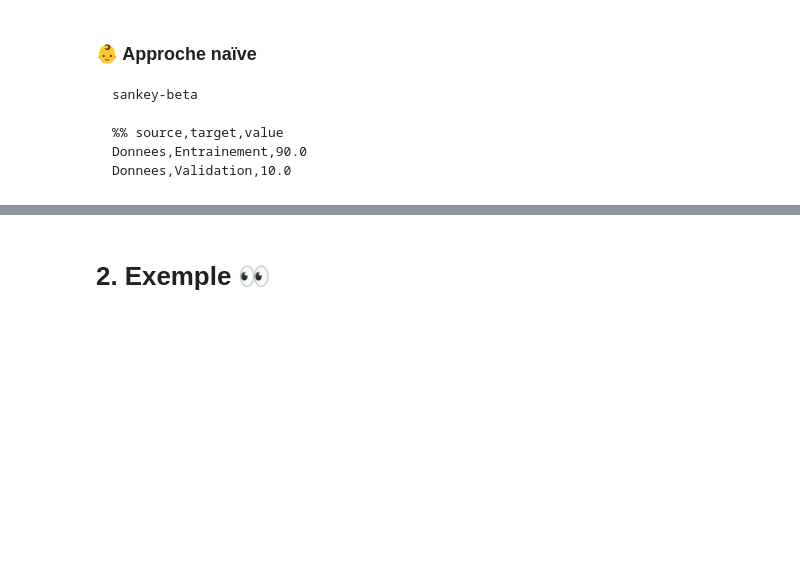
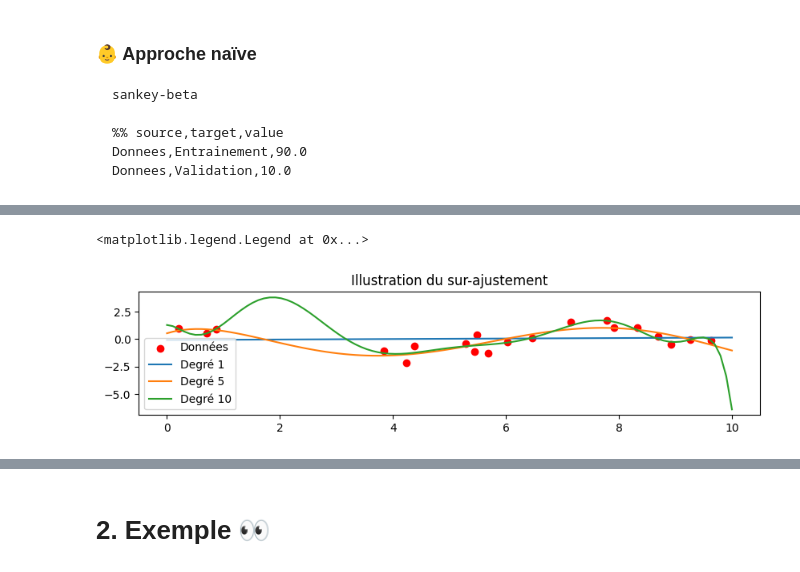
Before and after one commit to AlixANNERAUD/Cross_validation_presentation, a Jupyter notebook: Presentation.ipynb, the cells around one changed output, grey strips where cells are left out. Drawn from its saved outputs; the diff is of its cells as text; code cells hidden in the pictures; blank space fills up the shorter version.

```diff
--- a/Presentation.ipynb
+++ b/Presentation.ipynb
@@ -52,0 +73,27 @@ Les données ne doivent pas être toutes utilisées pour un pli.
+# %%
+# Génération de données synthétiques
+np.random.seed(0)
+X = np.sort(np.random.rand(20) * 10)
+y = np.sin(X) + np.random.randn(20) * 0.5
+
+def regression_polynomiale(X, y, X_prediction, degre):
+    # Création du modèle
+    model = make_pipeline(PolynomialFeatures(degre), LinearRegression())
+    model.fit(X[:, np.newaxis], y)
+    return model.predict(X_prediction[:, np.newaxis])
+
+degrees = [1, 5, 10]
+
+X_plot = np.linspace(0, 10, 100)
+# %%
+plt.figure(figsize=(10, 2))
+plt.scatter(X, y, color='red', label='Données')
+
+for degree in degrees:
+    plt.plot(X_plot, regression_polynomiale(X, y, X_plot, degree), label=f'Degré {degree}')
+
+plt.title('Illustration du sur-ajustement')
+plt.legend()
+# %% [output]
+<matplotlib.legend.Legend at 0x...>
+[figure, added]
```
Also changed, not shown: parts of 25 cells of this notebook.
